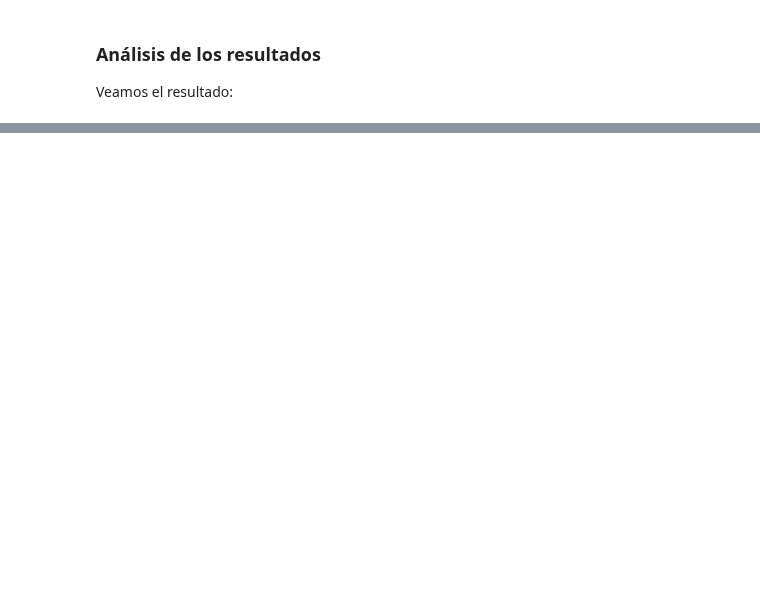
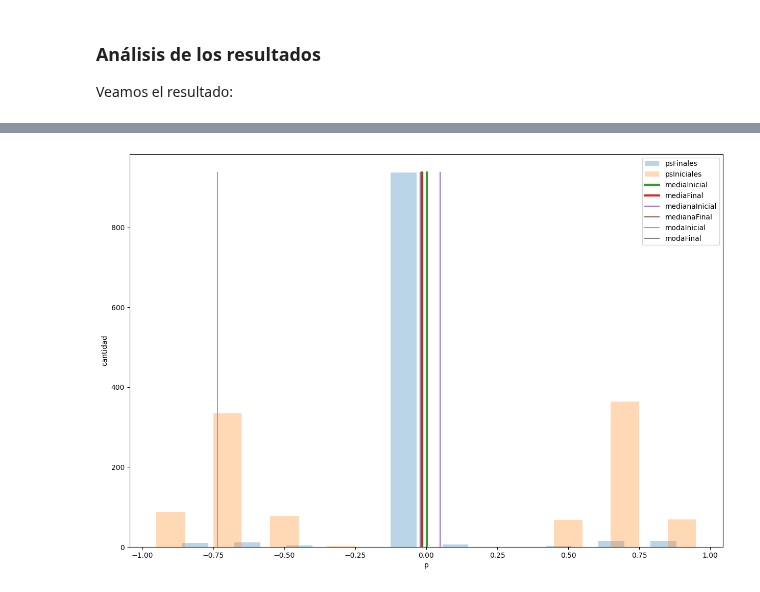
Before and after one commit to GRomczyk/sed_tp1, a Jupyter notebook: tp1_gero.ipynb, the cells around one changed output, grey strips where cells are left out. Saved outputs shown, nothing was run; the diff lists cells and outputs as text; code cells hidden in the pictures; blank space fills up the shorter version.

```diff
--- a/tp1_gero.ipynb
+++ b/tp1_gero.ipynb
@@ -305,0 +248,97 @@ FileNotFoundError: [Errno 2] No such file or directory: 'model.ma'
+# %%
+#Sociedad Polarizada - Sin Medios
+#Genero los valores para la sociedad polarizada con inf=0.2 y pc=0.2
+
+n = 1000
+
+ps = np.append(np.random.normal(0.7,0.1,int(n/2)),np.random.normal(-0.7,0.1,int(n/2)))
+ps[ps>1] = 1
+ps[ps<-1] = -1
+
+infs =  np.random.normal(0.2,0.05,n)
+infs[infs>1] = 1
+infs[infs<0] = 0
+
+pcs =  np.random.normal(0.2,0.05,n)
+pcs[pcs>1] = 1
+pcs[pcs<0] = 0
+
+tss =  np.random.normal(0.5,0.1,n)
+tss[infs>1] = 1
+tss[infs<0] = 0
+
+maxG = 5
+mean = 3
+
+grados = np.random.poisson(mean, n)
+grados[grados > maxG] = maxG
+if(grados.sum() % 2 != 0):
+    if(grados[0] < maxG):
+        grados[0] = grados[0]+1
+    else:
+        grados[0] = grados[0]-1
+
+pms =  np.random.normal(3600,10,n)
+pms[pms<0] = 0
+
+graph = generarMA(n, maxG, ps, infs, pcs, tss,
+                  grados, pms, 0, psMedios = [],
+                  periodos_emision = [], pcMedios = [],
+                  file="exp_polarizada_sinMedios.ma")
+
+#Correr en consola
+
+
+# definimos los path a los archivos de interés
+OUT_FILENAME = str(CDPP_TP1)+"/out/exp_polarizada_sinMedios.out"
+
+
+salida = pd.read_csv(OUT_FILENAME,
+                     delimiter=r'(?<!,)\s+',
+                     engine='python',  # C engine doesnt work for regex
+                     # Se puede usar esto para convertir los valores directamente:
+                     converters=df_converters,
+                     names=[TIME_COL, PORT_COL, VALUE_COL]
+                    )
+
+
+ps_iniciales = salida.loc[salida['time'] == salida['time'].min()]
+
+ps_finales = salida.loc[salida['time'] == salida['time'].max()]
+
+
+#data
+psIniciales= ps_iniciales['p']
+psFinales= ps_finales['p']
+
+# HAGO UN HISTOGRAMA CON UN NUMERO DETERMINADO DE CAJITAS
+plt.figure(figsize=(15,10))
+plt.ylabel("cantidad")
+plt.xlabel("p")
+histo = plt.hist(psFinales, label='psFinales', alpha=0.3 , rwidth = 0.5)
+plt.hist(psIniciales, label='psIniciales', alpha=0.3, rwidth = 0.5)
+
+
+
+# CALCULO LAS MEDIAS
+mediaInicial=np.mean(psIniciales)
+plt.plot([mediaInicial, mediaInicial],[0,np.max(histo[0])],lw=3,label='mediaInicial')
+mediaFinal=np.mean(psFinales)
+plt.plot([mediaFinal, mediaFinal],[0,np.max(histo[0])],lw=3,label='mediaFinal')
+
+# CALCULO LAS MEDIANAS
+medianaInicial=np.median(psIniciales)
+plt.plot([medianaInicial, medianaInicial],[0,np.max(histo[0])],label='medianaInicial')
+medianaFinal=np.median(psFinales)
+plt.plot([medianaFinal, medianaFinal],[0,np.max(histo[0])],label='medianaFinal')
+
+# CALCULO LAS MODAS
+modaInicial=stats.mode(psIniciales)[0]
+plt.plot([modaInicial, modaInicial],[0,np.max(histo[0])],label='modaInicial')
+modaFinal=stats.mode(psFinales)[0]
+plt.plot([modaFinal, modaFinal],[0,np.max(histo[0])],label='modaFinal')
+
+plt.legend()
+plt.show()
+# %% [output]
+[figure, added]
```
Also changed, not shown: parts of 14 cells of this notebook, 42 other files.
